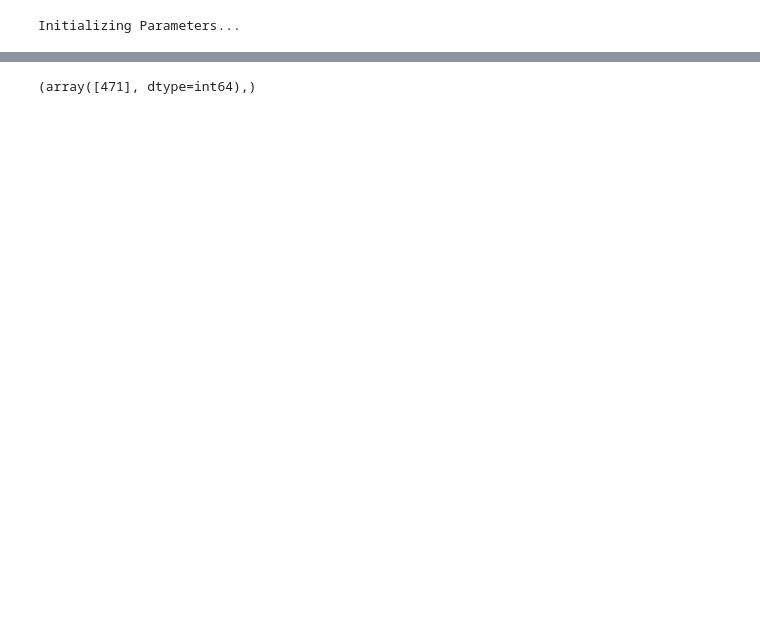
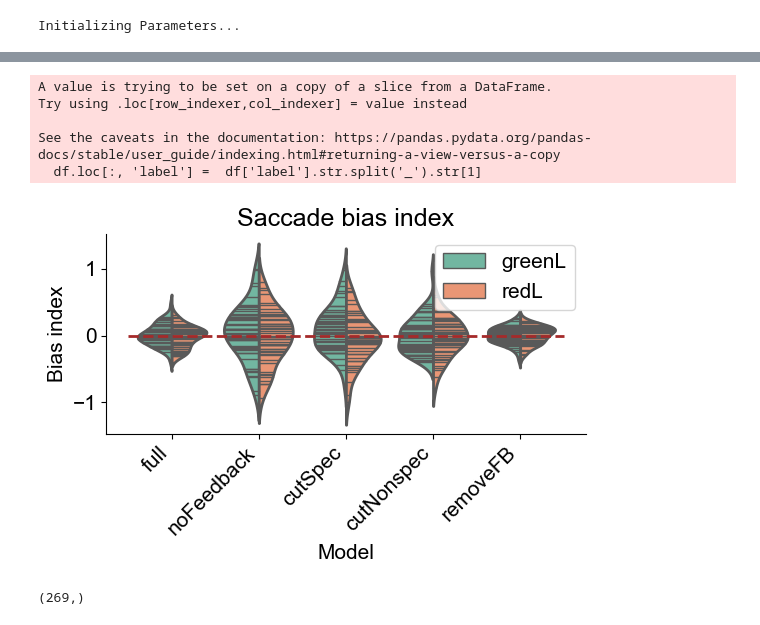
Before and after one commit to xuanyuw/TD-modulation-model, a Jupyter notebook: temp_check_model_choice.ipynb, the cells around one changed output, grey strips where cells are left out. Cells and saved outputs as stored; diff of their text form; code cells hidden in the pictures; blank space fills up the shorter version.

```diff
--- a/temp_check_model_choice.ipynb
+++ b/temp_check_model_choice.ipynb
@@ -45,0 +177,5 @@ all_sac_df[all_sac_df["total"]<2]
+# %%
+all_stim_bias_df = pd.read_csv(os.path.join(data_dir, 'all_stim_bias.csv'))
+all_sac_bias_df = pd.read_csv(os.path.join(data_dir, 'all_sac_bias.csv'))
+
+(np.max(all_stim_bias_df['bias']), np.min(all_stim_bias_df['bias'])), (np.max(all_sac_bias_df['bias']), np.min(all_sac_bias_df['bias']))
@@ -45,0 +228,37 @@ all_sac_df[all_sac_df["total"]<2]
+# %%
+# all_stim_bias_df = pd.read_csv(os.path.join(data_dir, 'all_stim_bias.csv'))
+# all_sac_bias_df = pd.read_csv(os.path.join(data_dir, 'all_sac_bias.csv'))
+
+def plot_bias_index(df, save_fn=None, title=None):
+    df = df.dropna()
+    df.loc[:, 'label'] =  df['label'].str.split('_').str[1]
+
+    fig, ax = plt.subplots()
+    # pairs = [#(('full', 'redL'), ('full', 'greenL')), (('noFeedback', 'redL'), ('noFeedback', 'greenL')), (('cutSpec', 'redL'), ('cutSpec', 'greenL')), (('cutNonspec', 'redL'), ('cutNonspec', 'greenL')),
+    #          (('full', 'redL'), ('noFeedback', 'redL')), (('full', 'redL'), ('cutSpec', 'redL')), (('full', 'redL'), ('cutNonspec', 'redL')),
+    #           (('full', 'greenL'), ('noFeedback', 'greenL')), (('full', 'greenL'), ('cutSpec', 'greenL')), (('full', 'greenL'), ('cutNonspec', 'greenL'))]
+    # annot = Annotator(
+    #     ax,
+    #     pairs,
+    #     data=df,
+    #     x="model",
+    #     y="bias",
+    #     hue="label",
+    # )
+    # annot.configure(test="t-test_paired", text_format="star")
+    # annot.apply_and_annotate()
+    sns.violinplot(x='model', y='bias', hue='label', data=df, ax=ax, palette='Set2', split=True, inner='stick')
+    ax.set_xticklabels(ax.get_xticklabels(), rotation=45, horizontalalignment='right')
+    plt.hlines(0, -0.5, 4.5, linestyles='dashed', colors='brown')
+    ax.set_ylabel('Bias index')
+    ax.set_xlabel('Model')
+    ax.set_title(title)
+    plt.legend(loc='best')
+    plt.tight_layout()
+    if save_fn is not None:
+        plt.savefig(save_fn, dpi=300)
+    plt.show()
+
+
+plt_dir = "dPCA_allTrial_plots"
+plot_bias_index(all_stim_bias_df, save_fn=os.path.join(plt_dir, 'stim_bias.png'), title='Stimulus bias index')
@@ -46 +272,11 @@ all_sac_df[all_sac_df["total"]<2]
+# %%
+plt_dir = "dPCA_allTrial_plots"
+plot_bias_index(all_sac_bias_df, save_fn=os.path.join(plt_dir, 'sac_bias.png'), title='Saccade bias index')
+# %% [output]
+A value is trying to be set on a copy of a slice from a DataFrame.
+Try using .loc[row_indexer,col_indexer] = value instead
+
+See the caveats in the documentation: https://pandas.pydata.org/pandas-docs/stable/user_guide/indexing.html#returning-a-view-versus-a-copy
+  df.loc[:, 'label'] =  df['label'].str.split('_').str[1]
+[figure, added]
 # %%
@@ -51,9 +287,9 @@ n = SimpleNamespace(
 targ_arrange = recover_targ_loc(n.desired_out, n.stim_dir)[-1, :]
 y = n.y[:, targ_arrange==1, :]
 # %%
-np.where(y[-1, :, 1] > y[-1, :, 0])
+np.where(y[-1, :, 1] > y[-1, :, 0])[0].shape
 # %% [output]
-(array([471], dtype=int64),)
+(269,)
 # %%
 idx = np.random.randint(0, y.shape[1], size=(50,))
 plt.plot(y[:, idx, 0], color='y', alpha=0.3)
```
Also changed, not shown: parts of 20 cells of this notebook, 13 other files.
